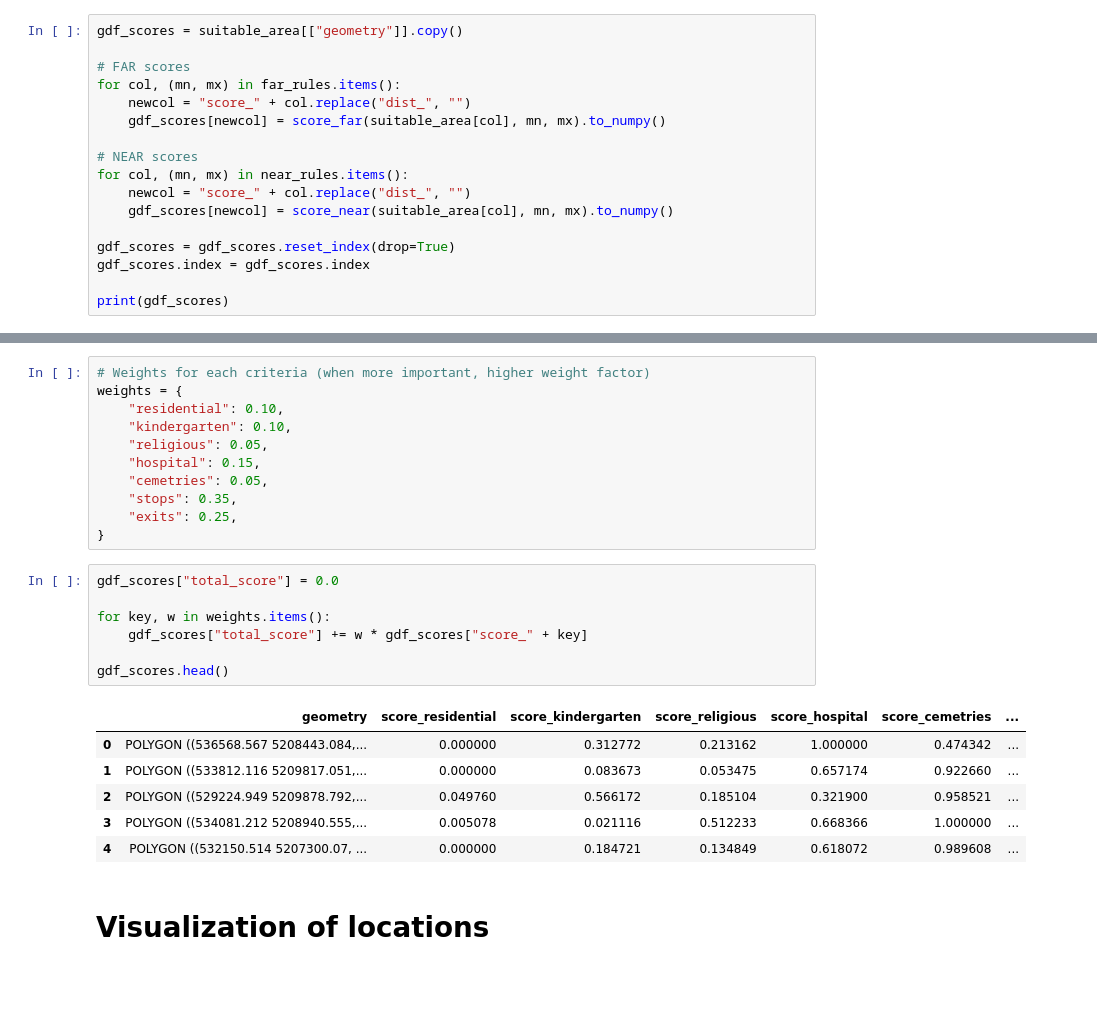
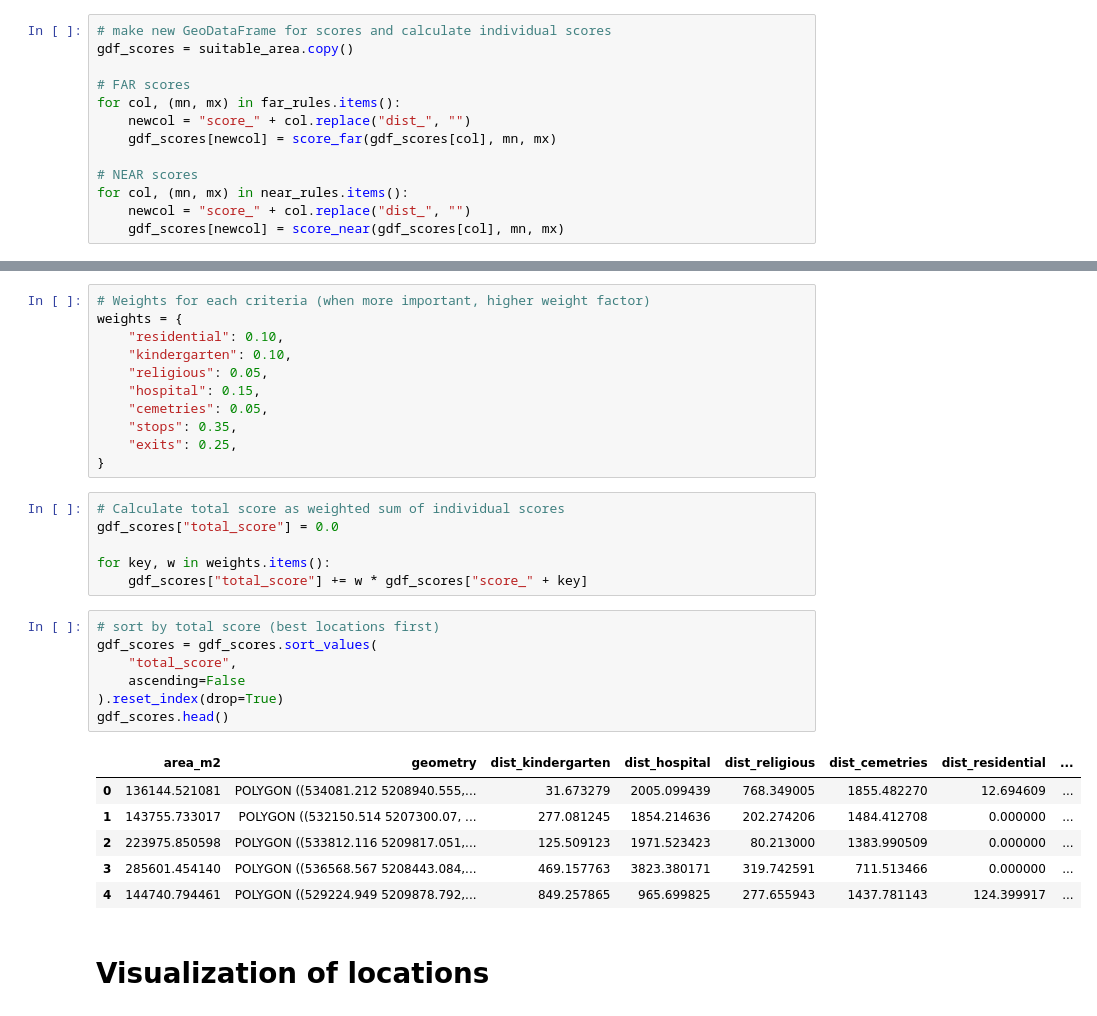
Before and after one commit to ein-wildes-nico/GIS_Analysis2_FinalProject_Paar_Flor_Wallisch, a Jupyter notebook: main.ipynb, the cells around one changed output, grey strips where cells are left out. Drawn from its saved outputs; the diff is of its cells as text; blank space fills up the shorter version.

Commit message:
improved markdowns and comments as well as new indexing

```diff
--- a/main.ipynb
+++ b/main.ipynb
@@ -654,19 +671,15 @@ near_rules = {
     "dist_stops": (0, 1500),  #min, max to public transport stops
     "dist_exits": (0, 6000),} #min, max to motorway exits
 # %%
-gdf_scores = suitable_area[["geometry"]].copy()
+# make new GeoDataFrame for scores and calculate individual scores
+gdf_scores = suitable_area.copy()
 
 # FAR scores
 for col, (mn, mx) in far_rules.items():
     newcol = "score_" + col.replace("dist_", "")
-    gdf_scores[newcol] = score_far(suitable_area[col], mn, mx).to_numpy()
+    gdf_scores[newcol] = score_far(gdf_scores[col], mn, mx)
 
 # NEAR scores
 for col, (mn, mx) in near_rules.items():
     newcol = "score_" + col.replace("dist_", "")
-    gdf_scores[newcol] = score_near(suitable_area[col], mn, mx).to_numpy()
-
-gdf_scores = gdf_scores.reset_index(drop=True)
-gdf_scores.index = gdf_scores.index
-
-print(gdf_scores)
+    gdf_scores[newcol] = score_near(gdf_scores[col], mn, mx)
@@ -703,19 +695,25 @@ weights = {
     "exits": 0.25,
 }
 # %%
+# Calculate total score as weighted sum of individual scores
 gdf_scores["total_score"] = 0.0
 
 for key, w in weights.items():
     gdf_scores["total_score"] += w * gdf_scores["score_" + key]
-
-gdf_scores.head()
-# %% [output]
-|  | geometry | score_residential | score_kindergarten | score_religious | score_hospital | score_cemetries | ... |
-| 0 | POLYGON ((536568.567 5208443.084,... | 0.000000 | 0.312772 | 0.213162 | 1.000000 | 0.474342 | ... |
-| 1 | POLYGON ((533812.116 5209817.051,... | 0.000000 | 0.083673 | 0.053475 | 0.657174 | 0.922660 | ... |
-| 2 | POLYGON ((529224.949 5209878.792,... | 0.049760 | 0.566172 | 0.185104 | 0.321900 | 0.958521 | ... |
-| 3 | POLYGON ((534081.212 5208940.555,... | 0.005078 | 0.021116 | 0.512233 | 0.668366 | 1.000000 | ... |
-| 4 | POLYGON ((532150.514 5207300.07, ... | 0.000000 | 0.184721 | 0.134849 | 0.618072 | 0.989608 | ... |
+# %%
+# sort by total score (best locations first)
+gdf_scores = gdf_scores.sort_values(
+    "total_score",
+    ascending=False
+).reset_index(drop=True)
+gdf_scores.head()
+# %% [output]
+|  | area_m2 | geometry | dist_kindergarten | dist_hospital | dist_religious | dist_cemetries | dist_residential | ... |
+| 0 | 136144.521081 | POLYGON ((534081.212 5208940.555,... | 31.673279 | 2005.099439 | 768.349005 | 1855.482270 | 12.694609 | ... |
+| 1 | 143755.733017 | POLYGON ((532150.514 5207300.07, ... | 277.081245 | 1854.214636 | 202.274206 | 1484.412708 | 0.000000 | ... |
+| 2 | 223975.850598 | POLYGON ((533812.116 5209817.051,... | 125.509123 | 1971.523423 | 80.213000 | 1383.990509 | 0.000000 | ... |
+| 3 | 285601.454140 | POLYGON ((536568.567 5208443.084,... | 469.157763 | 3823.380171 | 319.742591 | 711.513466 | 0.000000 | ... |
+| 4 | 144740.794461 | POLYGON ((529224.949 5209878.792,... | 849.257865 | 965.699825 | 277.655943 | 1437.781143 | 124.399917 | ... |
 # %% [markdown]
 # Visualization of locations
 # %%
```
Also changed, not shown: parts of 17 cells of this notebook, 1 other file.
